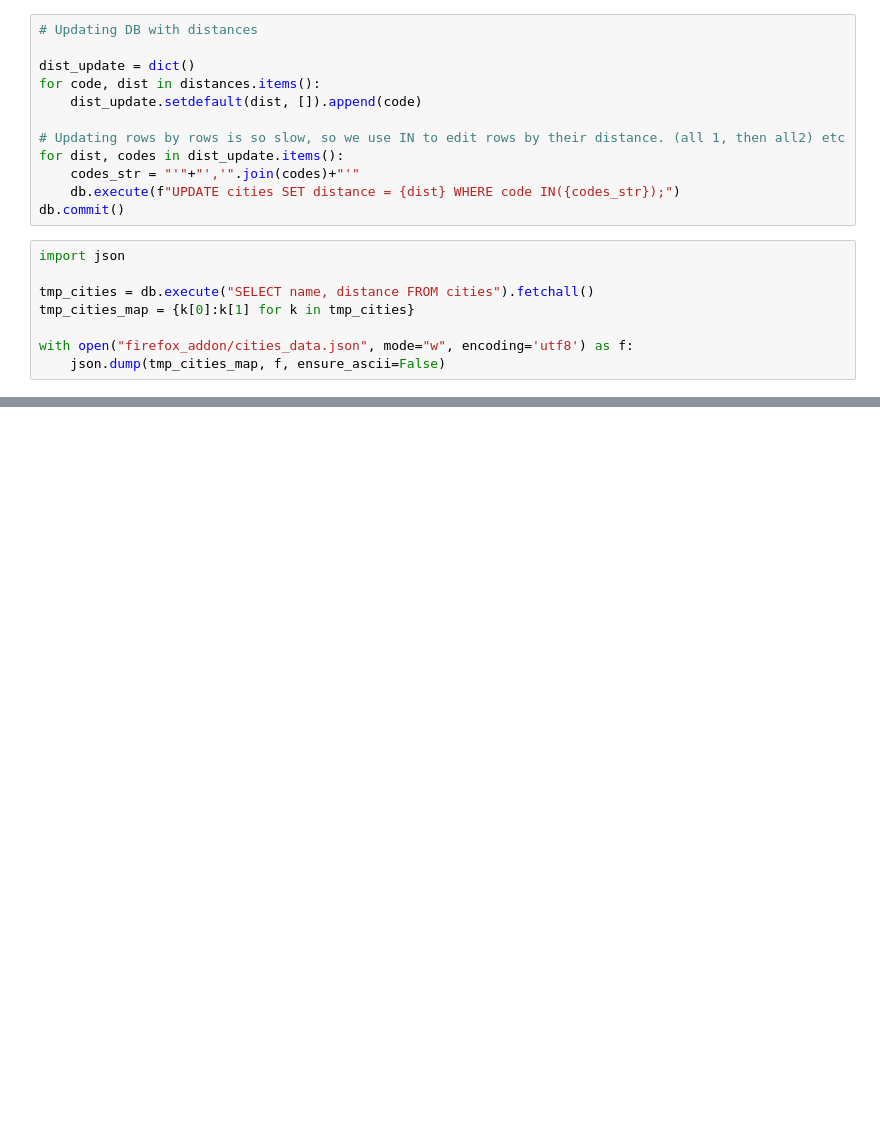
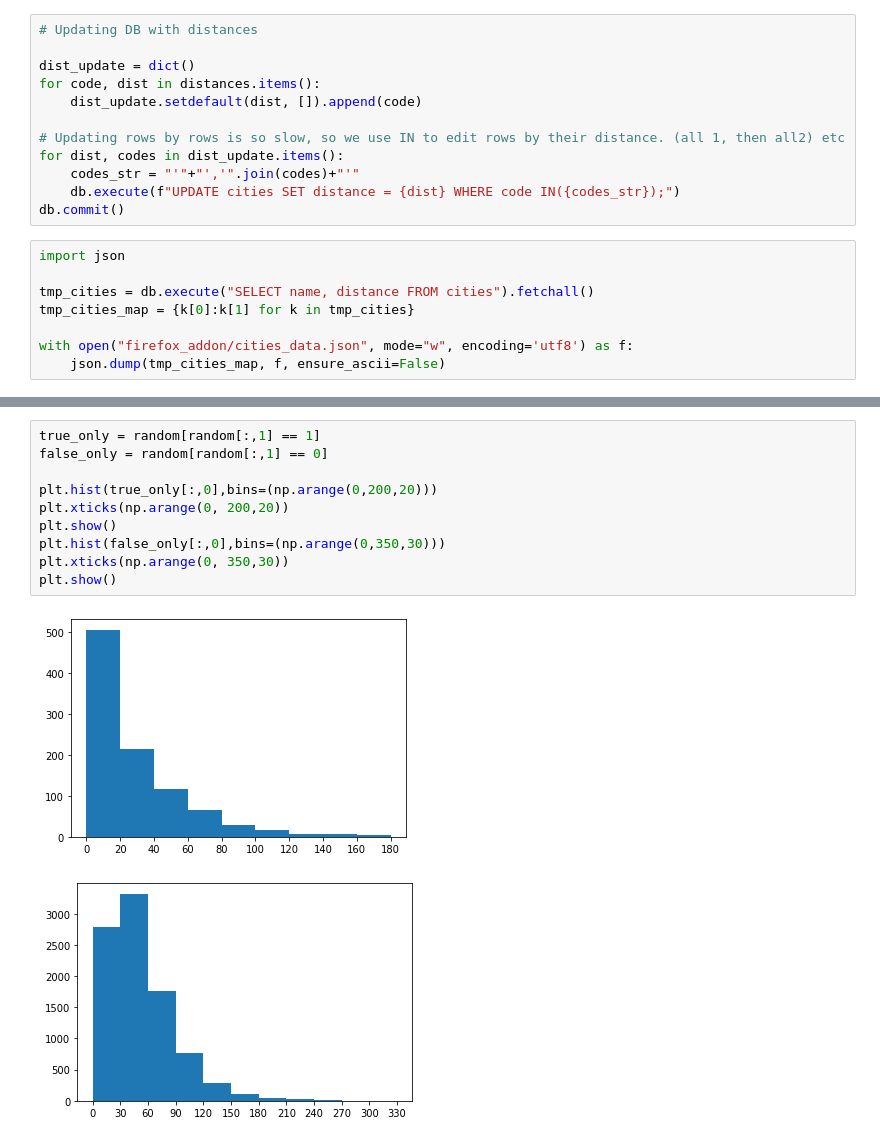
Before and after one commit to OrIOg/projet-tutore_saute-canton, a Jupyter notebook: distance.ipynb, the cells around one changed output, grey strips where cells are left out. Saved outputs shown, nothing was run; the diff lists cells and outputs as text; blank space fills up the shorter version.

```diff
--- a/distance.ipynb
+++ b/distance.ipynb
@@ -160,0 +187,13 @@ with open("firefox_addon/cities_data.json", mode="w", encoding='utf8') as f:
+# %%
+true_only = random[random[:,1] == 1]
+false_only = random[random[:,1] == 0]
+
+plt.hist(true_only[:,0],bins=(np.arange(0,200,20)))
+plt.xticks(np.arange(0, 200,20))
+plt.show()
+plt.hist(false_only[:,0],bins=(np.arange(0,350,30)))
+plt.xticks(np.arange(0, 350,30))
+plt.show()
+# %% [output]
+[figure, added]
+[figure, added]
```
Also changed, not shown: parts of 2 cells of this notebook, 9 other files.
